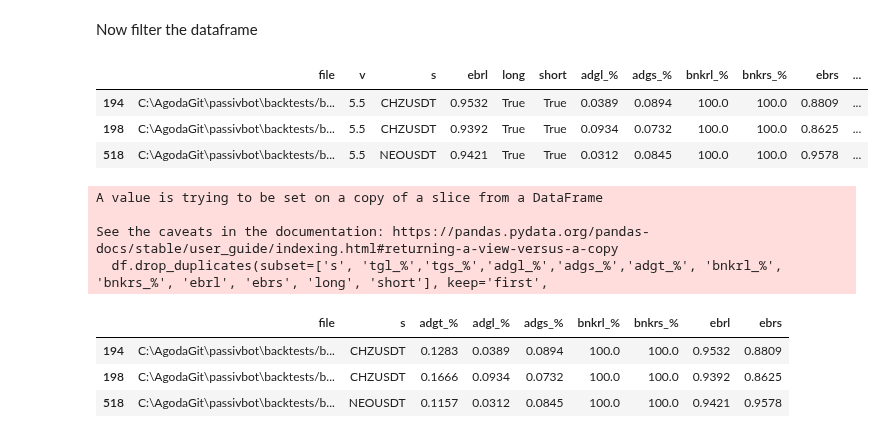
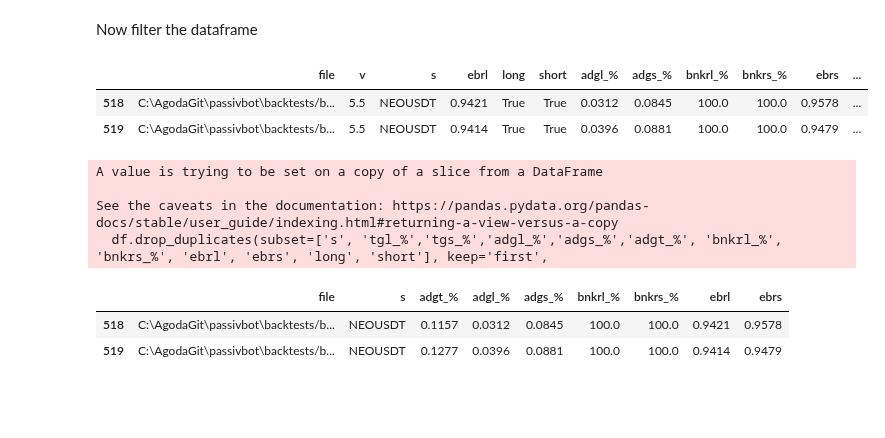
Before and after one commit to shroukkhan/passivbot, a Jupyter notebook: analyze_result.ipynb, the cells around one changed output. Saved outputs shown, nothing was run; the diff lists cells and outputs as text; code cells hidden in the pictures; blank space fills up the shorter version.

```diff
--- a/analyze_result.ipynb
+++ b/analyze_result.ipynb
@@ -82,37 +82,36 @@ allowed_symbols = ["ETHUSDT", "XRPUSDT", "1000SHIBUSDT", "DOGEUSDT", "ADAUSDT",
                    "CELRUSDT", "SXPUSDT", "1INCHUSDT", "SRMUSDT", "COTIUSDT",
                    "ZECUSDT", "QTUMUSDT", "GRTUSDT", "DENTUSDT", "SFPUSDT",
                    "STORJUSDT", "IOTAUSDT", "HOTUSDT", "NEOUSDT", "COMPUSDT",
                    "LINAUSDT", "KAVAUSDT", "BATUSDT", "WAVESUSDT", "IOSTUSDT",
                    "ALPHAUSDT", "RLCUSDT", "HBARUSDT", "DODOUSDT", "XMRUSDT",
                    "SNXUSDT", "ANKRUSDT", "DASHUSDT", "REEFUSDT", "ZENUSDT",
                    "CVCUSDT", "RENUSDT", "ICXUSDT", "RSRUSDT", "SKLUSDT",
                    "NKNUSDT", "BELUSDT", "ONTUSDT", "OGNUSDT", "BLZUSDT",
                    "MTLUSDT", "CTKUSDT", "RVNUSDT", "LITUSDT", "MKRUSDT",
                    "OCEANUSDT", "ZILUSDT", "UNFIUSDT", "BANDUSDT", "YFIIUSDT",
                    "TOMOUSDT", "TRBUSDT", "KNCUSDT", "STMXUSDT", "ZRXUSDT",
                    "SCUSDT", "AKROUSDT", "XEMUSDT", "FLMUSDT", "BALUSDT",
                    "BTSUSDT", "DGBUSDT", "DEFIUSDT"]
 
-allowed_symbols = ["NEOUSDT","CHZUSDT"]
+allowed_symbols = ["NEOUSDT"]
 big_data['adgt_%'] = big_data['adgl_%']+big_data['adgs_%']
 df = big_data[(big_data.s.isin(allowed_symbols))
               & (big_data['long'] == True)
               & (big_data['short'] == True)
               & (big_data['adgt_%'] > 0.1 )
               & (big_data['bnkrl_%'] > 95.0)
               & (big_data['bnkrs_%'] > 95.0)
               & (big_data['v'] == '5.5')
 
     # & (big_data['tg_%'] > 10)
     # & (big_data['ebr'] > .85)
               ]
 #df['total_adg'] = big_data['adgl_%'] + big_data['adgs_%']
 df
 # %% [output]
 |  | file | v | s | ebrl | long | short | adgl_% | adgs_% | bnkrl_% | bnkrs_% | ebrs | ... |
-| 194 | C:\AgodaGit\passivbot\backtests/b... | 5.5 | CHZUSDT | 0.9532 | True | True | 0.0389 | 0.0894 | 100.0 | 100.0 | 0.8809 | ... |
-| 198 | C:\AgodaGit\passivbot\backtests/b... | 5.5 | CHZUSDT | 0.9392 | True | True | 0.0934 | 0.0732 | 100.0 | 100.0 | 0.8625 | ... |
 | 518 | C:\AgodaGit\passivbot\backtests/b... | 5.5 | NEOUSDT | 0.9421 | True | True | 0.0312 | 0.0845 | 100.0 | 100.0 | 0.9578 | ... |
+| 519 | C:\AgodaGit\passivbot\backtests/b... | 5.5 | NEOUSDT | 0.9414 | True | True | 0.0396 | 0.0881 | 100.0 | 100.0 | 0.9479 | ... |
 # %%
 df.drop_duplicates(subset=['s', 'tgl_%','tgs_%','adgl_%','adgs_%','adgt_%', 'bnkrl_%', 'bnkrs_%', 'ebrl', 'ebrs', 'long', 'short'], keep='first',
                    inplace=True)
@@ -124,6 +123,5 @@ A value is trying to be set on a copy of a slice from a DataFrame
 See the caveats in the documentation: https://pandas.pydata.org/pandas-docs/stable/user_guide/indexing.html#returning-a-view-versus-a-copy
   df.drop_duplicates(subset=['s', 'tgl_%','tgs_%','adgl_%','adgs_%','adgt_%', 'bnkrl_%', 'bnkrs_%', 'ebrl', 'ebrs', 'long', 'short'], keep='first',
 |  | file | s | adgt_% | adgl_% | adgs_% | bnkrl_% | bnkrs_% | ebrl | ebrs |
-| 194 | C:\AgodaGit\passivbot\backtests/b... | CHZUSDT | 0.1283 | 0.0389 | 0.0894 | 100.0 | 100.0 | 0.9532 | 0.8809 |
-| 198 | C:\AgodaGit\passivbot\backtests/b... | CHZUSDT | 0.1666 | 0.0934 | 0.0732 | 100.0 | 100.0 | 0.9392 | 0.8625 |
 | 518 | C:\AgodaGit\passivbot\backtests/b... | NEOUSDT | 0.1157 | 0.0312 | 0.0845 | 100.0 | 100.0 | 0.9421 | 0.9578 |
+| 519 | C:\AgodaGit\passivbot\backtests/b... | NEOUSDT | 0.1277 | 0.0396 | 0.0881 | 100.0 | 100.0 | 0.9414 | 0.9479 |
```
Also changed, not shown: parts of 1 cell of this notebook, 3 other files.
